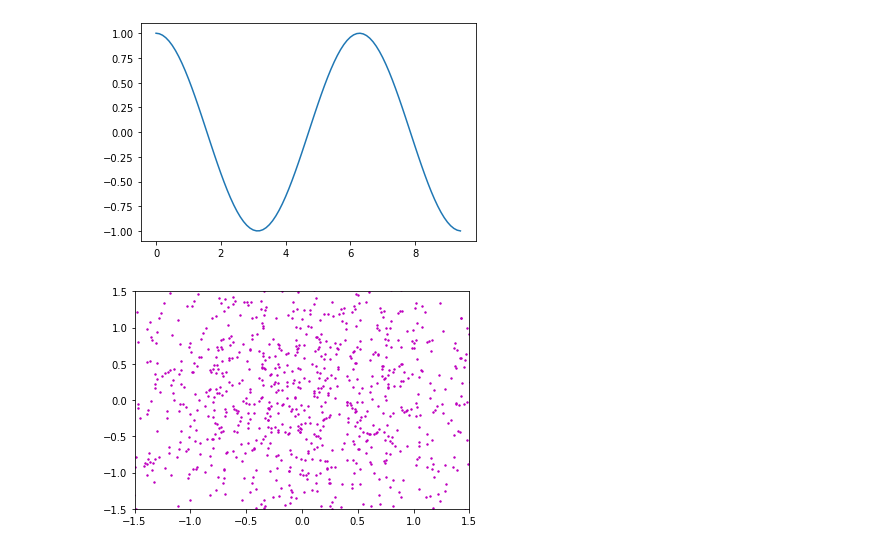
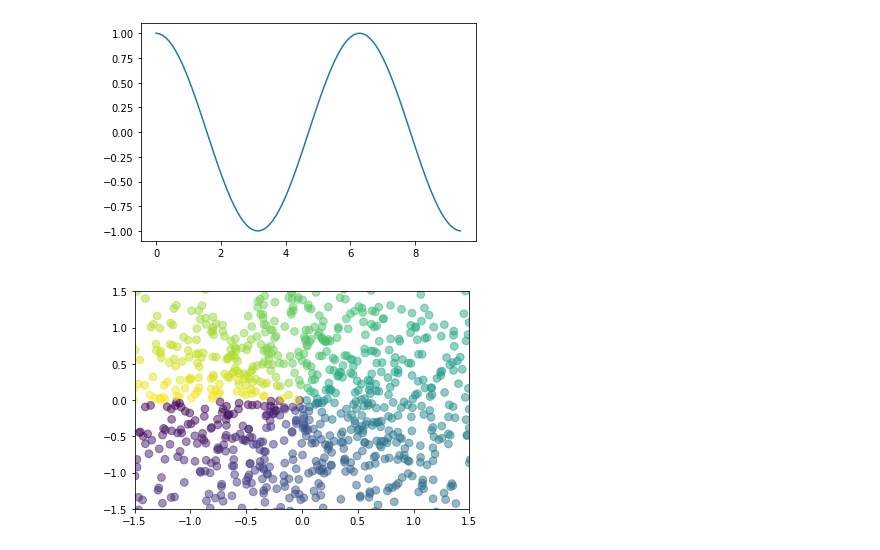
Before and after one commit to leeykuei/pyMarathon, a Jupyter notebook: homework/py_day18.ipynb, the cells around one changed output. Cells and saved outputs as stored; diff of their text form; code cells hidden in the pictures.

```diff
--- a/homework/py_day18.ipynb
+++ b/homework/py_day18.ipynb
@@ -37,19 +37,14 @@ plt.show()
 # %%
 #2.給定散點圖顏色
 n = 1024
 X = np.random.normal(0,1,n)
 Y = np.random.normal(0,1,n)
 
-'''
-#作業
-
-#方法不只有一種
-
-'''
+T = np.arctan2(Y,X)
+plt.scatter(X,Y, s=60, c=T, alpha=.5)
 
 plt.xlim(-1.5,1.5) #設定x軸的距離
 plt.ylim(-1.5,1.5)
-plt.scatter(X,Y,c='m')
 plt.show()
 # %% [output]
-[figure, old version]
+[figure, new version]
```
Also changed, not shown: parts of 1 cell of this notebook.
